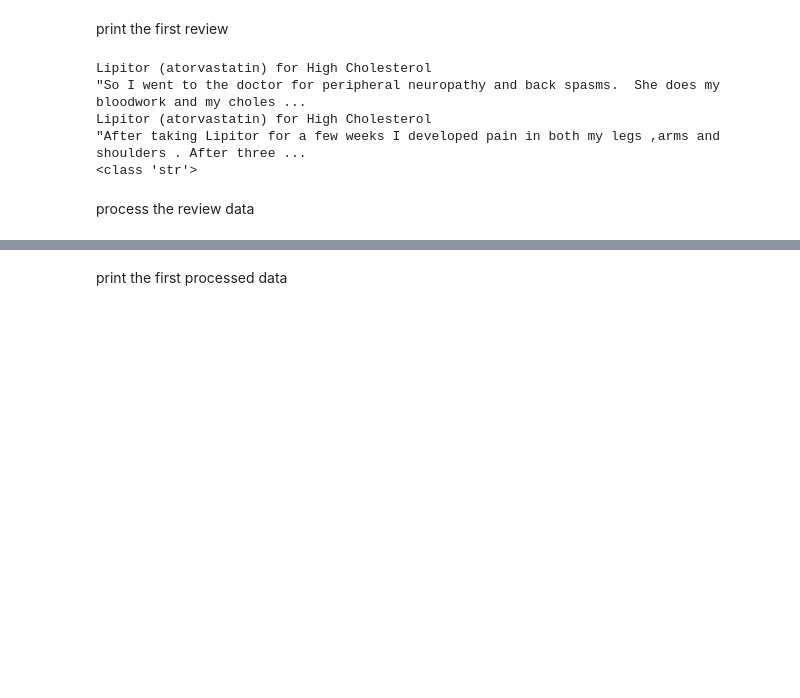
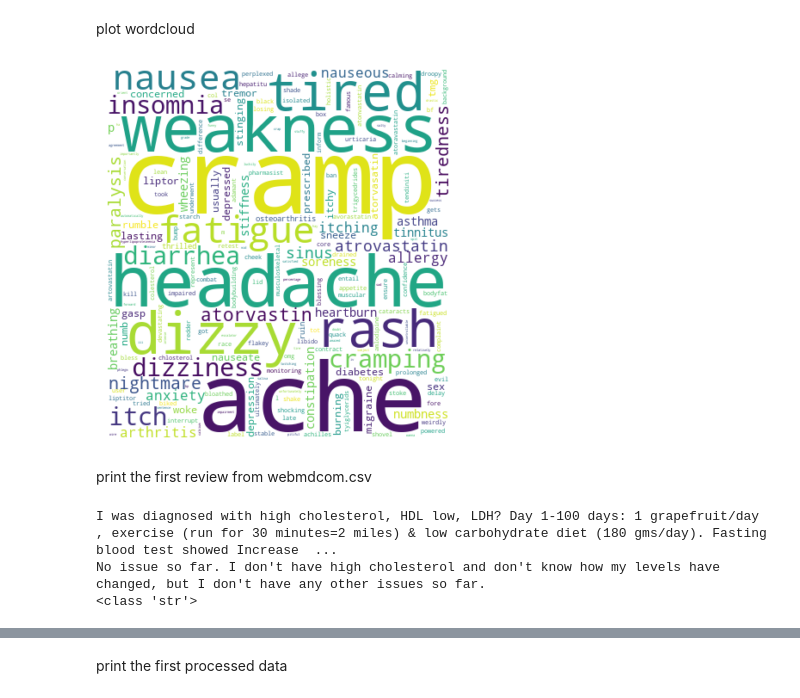
Before and after one commit to 1p9i/pv-nlp, a Jupyter notebook: research.ipynb, the cells around one changed output, grey strips where cells are left out. Drawn from its saved outputs; the diff is of its cells as text; code cells hidden in the pictures; blank space fills up the shorter version.

```diff
--- a/research.ipynb
+++ b/research.ipynb
@@ -28,17 +74,27 @@ Extract the reviews into a list
+# %% [markdown]
+plot wordcloud
+# %%
+wordcloud = WordCloud(background_color='white')
+
+# Create and generate a word cloud image:
+wordcloud = WordCloud(width=400, height=430, background_color='white').generate(' '.join(flattened_data))
+
+# Display the generated image:
+plt.imshow(wordcloud, interpolation='bilinear')
+plt.axis("off")
+plt.show()
+# %% [output]
+[figure, added]
+# %% [markdown]
+print the first review from webmdcom.csv
 # %%
 # Extract the reviews into a list
-data_frame = pd.read_csv('drugscom.csv')
+data_frame = pd.read_csv('webmdcom.csv')
 reviews = data_frame['Review'].tolist()
+print(reviews[0])
+print(reviews[1])
+print(type(reviews[0]))
+# %% [output]
+I was diagnosed with high cholesterol, HDL low, LDH? Day 1-100 days: 1 grapefruit/day , exercise (run for 30 minutes=2 miles) & low carbohydrate diet (180 gms/day). Fasting blood test showed Increase  ...
+No issue so far. I don't have high cholesterol and don't know how my levels have changed, but I don't have any other issues so far.
+<class 'str'>
-# %% [markdown]
-print the first review
-# %%
-# Print the first review
-print(reviews[0])
-print(reviews[1])
-print(type(reviews[0]))
-# %% [output]
-Lipitor (atorvastatin) for High Cholesterol                                                     "So I went to the doctor for peripheral neuropathy and back spasms.  She does my bloodwork and my choles ...
-Lipitor (atorvastatin) for High Cholesterol                                                     "After taking Lipitor for a few weeks I developed pain in both my legs ,arms and shoulders . After three ...
-<class 'str'>
-# %% [markdown]
-process the review data
```
Also changed, not shown: parts of 36 cells of this notebook.
